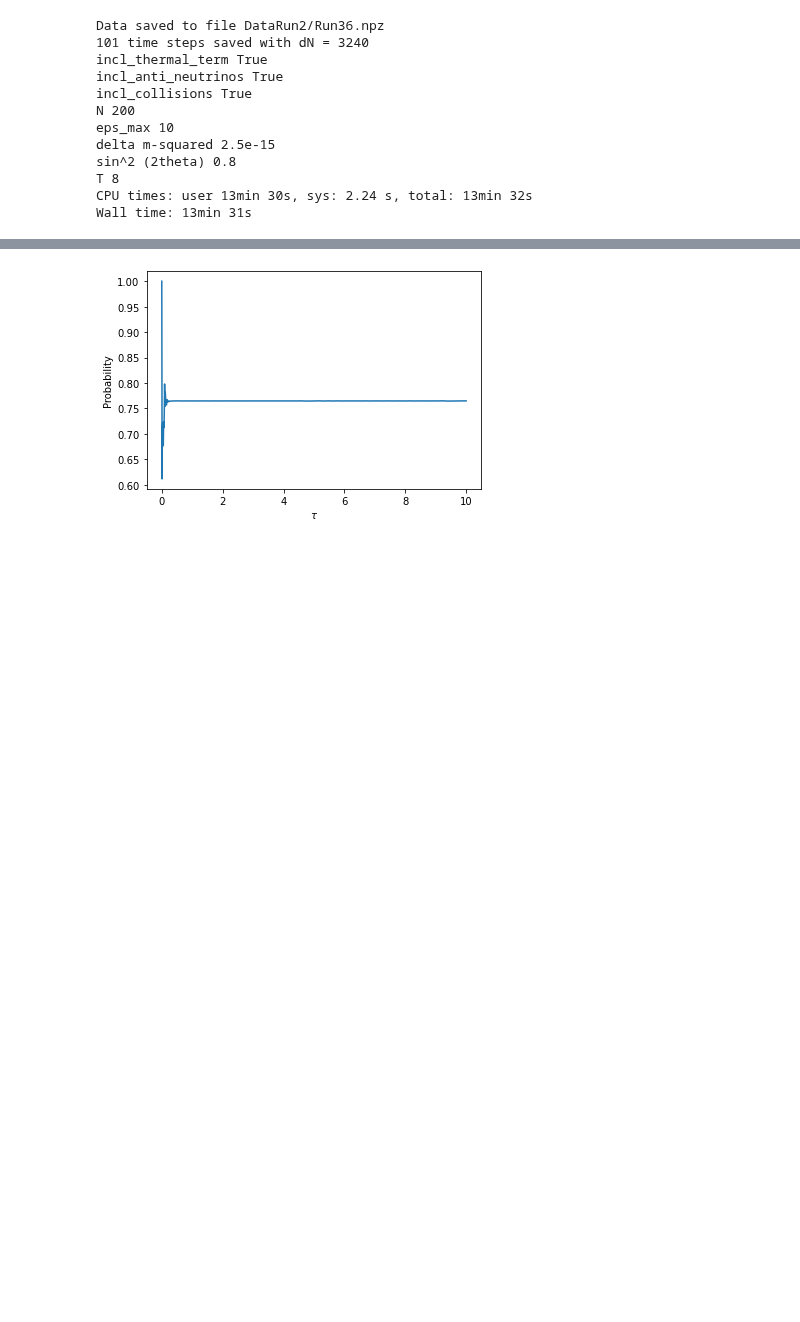
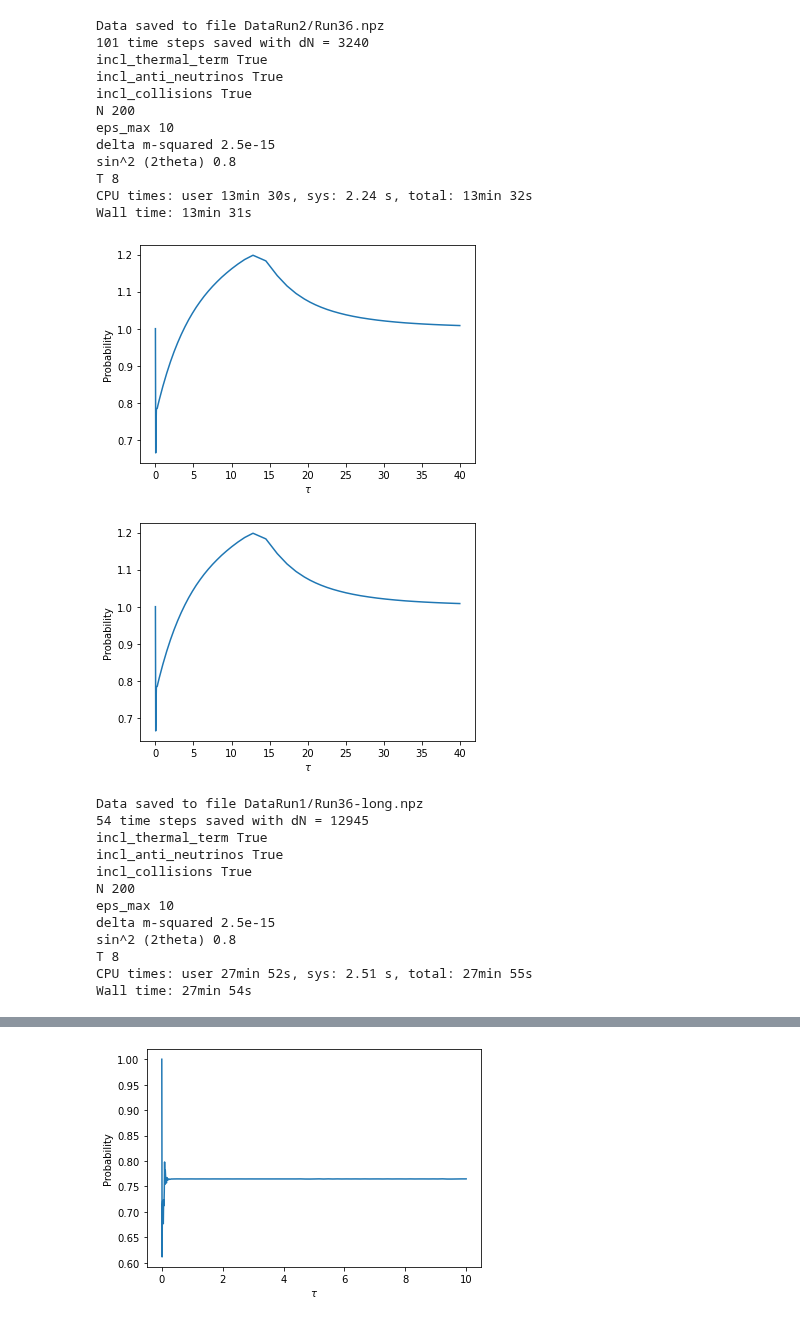
Before and after one commit to nuLABatUSD/QKESolve, a Jupyter notebook: Run2.ipynb, the cells around one changed output, grey strips where cells are left out. Drawn from its saved outputs; the diff is of its cells as text; code cells hidden in the pictures; blank space fills up the shorter version.

Commit message:
solve_QKE can now have tau_final or a fixed dN

```diff
--- a/Run2.ipynb
+++ b/Run2.ipynb
@@ -86,7 +86,7 @@ Wall time: 29.8 s
 # %%
 %%time
 
-foldername = "DataRun1"
+foldername = "DataRun2"
 basename = "Run"
 
 y0 = der.newarray_maker(ym0,ym0_bar)
@@ -111,3 +111,21 @@ sin^2 (2theta) 0.8
 T 8
 CPU times: user 13min 30s, sys: 2.24 s, total: 13min 32s
 Wall time: 13min 31s
+# %%
+%%time
+solve.solve_QKE(8, y0, True, True, foldername, "Run36-long", incl_collisions=True, tau_final=40)
+# %% [output]
+[figure, added]
+[figure, added]
+Data saved to file DataRun1/Run36-long.npz
+54 time steps saved with dN = 12945
+incl_thermal_term True
+incl_anti_neutrinos True
+incl_collisions True
+N 200
+eps_max 10
+delta m-squared 2.5e-15
+sin^2 (2theta) 0.8
+T 8
+CPU times: user 27min 52s, sys: 2.51 s, total: 27min 55s
+Wall time: 27min 54s
```
Also changed, not shown: parts of 2 cells of this notebook, 2 other files.
